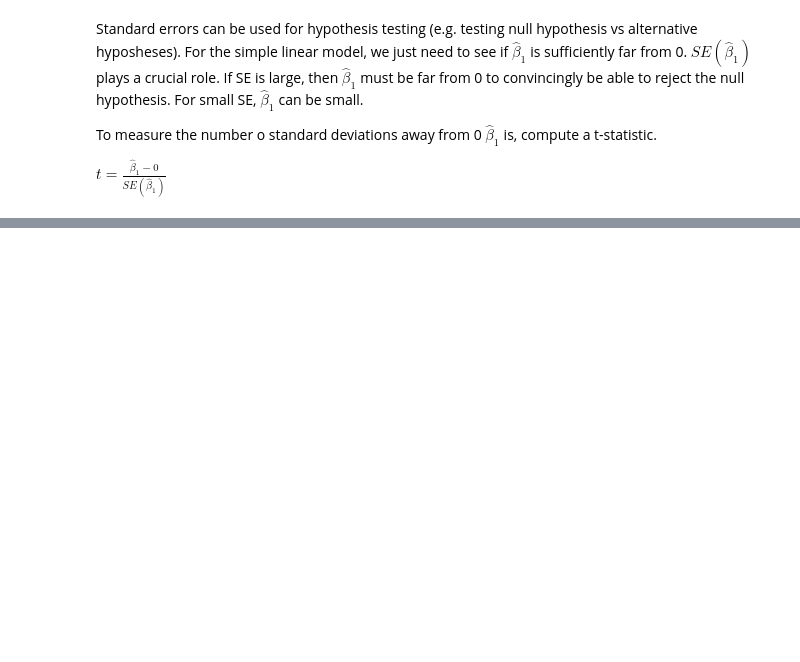
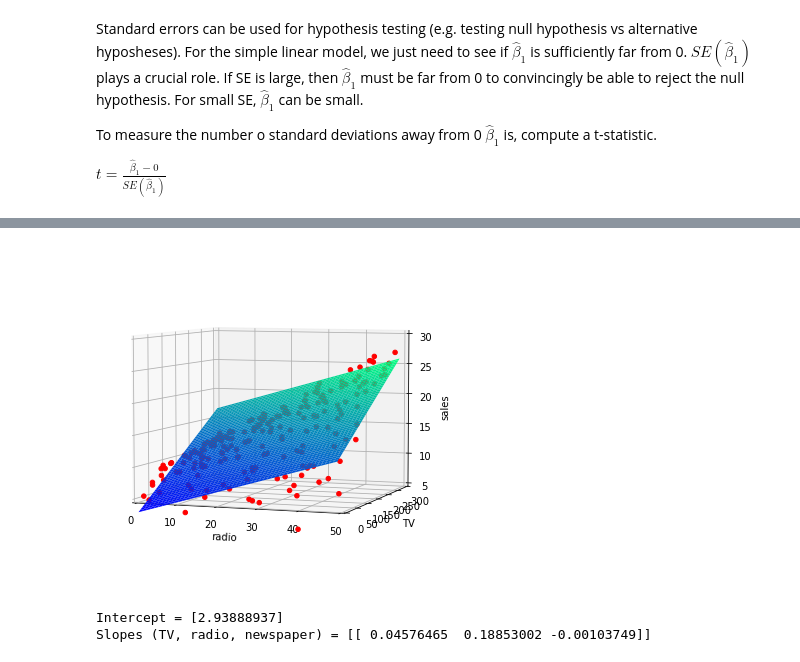
Before and after one commit to mtekant/ISLR_Notes, a Jupyter notebook: Introduction to Statistical Learning, 2nd Edition -- Notes for Ch 3.ipynb, the cells around one changed output, grey strips where cells are left out. Saved outputs shown, nothing was run; the diff lists cells and outputs as text; code cells hidden in the pictures; blank space fills up the shorter version.

```diff
--- a/Introduction to Statistical Learning, 2nd Edition -- Notes for Ch 3.ipynb
+++ b/Introduction to Statistical Learning, 2nd Edition -- Notes for Ch 3.ipynb
@@ -133,0 +171,38 @@ $ t = \frac{\hat \beta_1-0}{SE(\hat \beta_1)}$
+# %%
+X = advertising[['TV','radio','newspaper']]
+y = advertising[['sales']]
+regress = LinearRegression()
+regress.fit(X,y)
+y_pred = regress.predict(X)
+fig = plt.figure(figsize=(6,20))
+ax = fig.gca(projection = '3d')
+ax.set_xlabel('radio')
+ax.set_ylabel('TV')
+ax.set_zlabel('sales')
+inter = regress.intercept_
+slopes = regress.coef_
+Xes = np.arange(0,50, 1)
+Ys = np.arange(0,300, 1)
+Xes, Ys = np.meshgrid(Xes, Ys)
+Zmodel = inter + slopes[:,1]*Xes + slopes[:,0]*Ys
+
+surf = ax.plot_surface(Xes,Ys,Zmodel,cmap = cm.winter,alpha=1)
+ax.scatter(X['radio'],X['TV'],y,color = 'r',alpha=1)
+
+ax.azim = -70
+ax.dist = 10
+ax.elev = 5
+
+ax.set_xlim([0,50])
+ax.set_ylim([0,300])
+ax.set_zlim([5,30])
+
+plt.show()
+# %% [output]
+[figure, added]
+# %%
+print('Intercept = ' + str(inter))
+print('Slopes (TV, radio, newspaper) = ' + str(slopes))
+# %% [output]
+Intercept = [2.93888937]
+Slopes (TV, radio, newspaper) = [[ 0.04576465  0.18853002 -0.00103749]]
```
Also changed, not shown: parts of 17 cells of this notebook, 20 other files.
